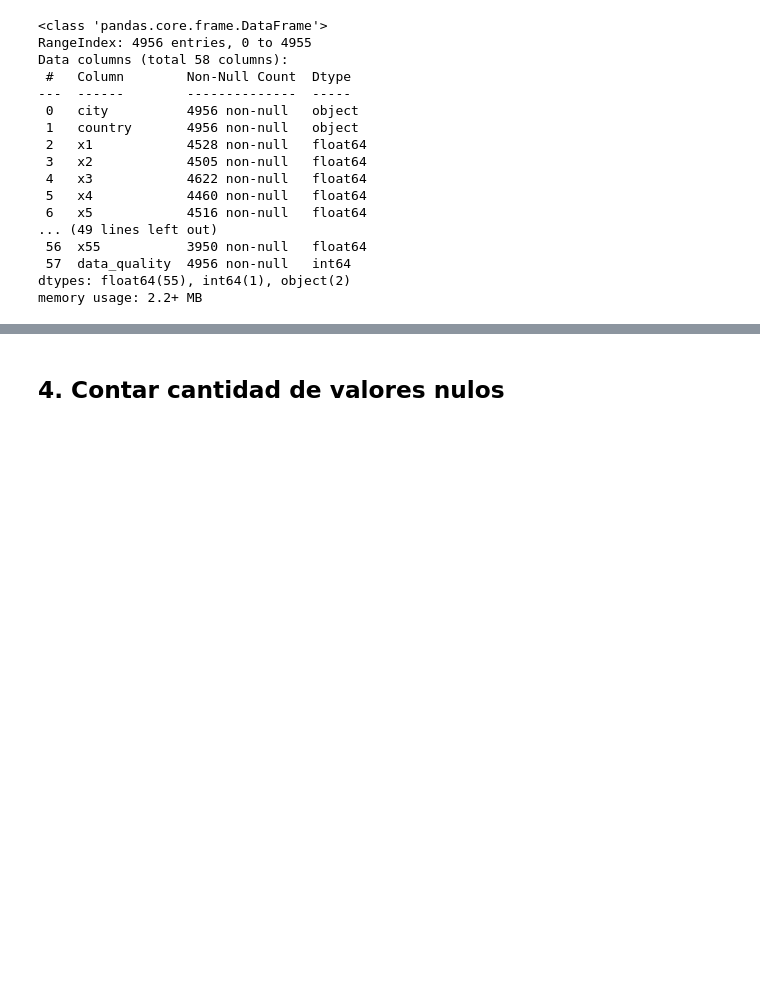
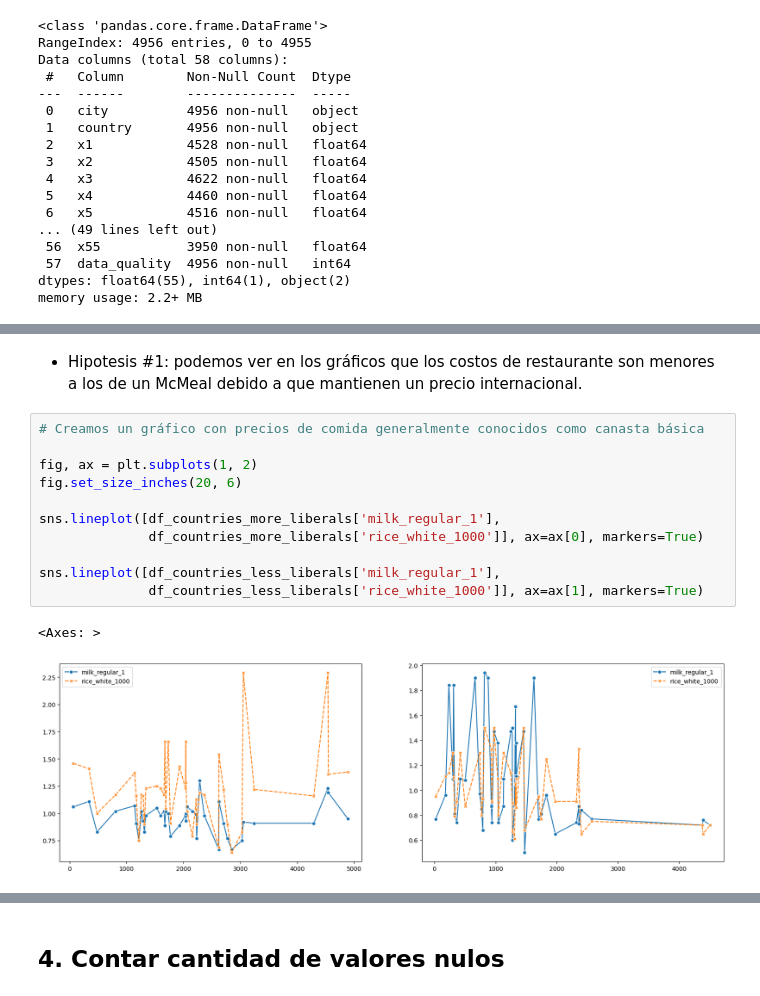
Before and after one commit to mauriciobergallo/coderhouse-data-science-1, a Jupyter notebook: cost_of_living.ipynb, the cells around one changed output, grey strips where cells are left out. Cells and saved outputs as stored; diff of their text form; blank space fills up the shorter version.

```diff
--- a/cost_of_living.ipynb
+++ b/cost_of_living.ipynb
@@ -131,0 +157,16 @@ df_cost_of_living.describe()
+# %% [markdown]
+- Hipotesis #1: podemos ver en los gráficos que los costos de restaurante son menores a los de un McMeal debido a que mantienen un precio internacional.
+# %%
+# Creamos un gráfico con precios de comida generalmente conocidos como canasta básica
+
+fig, ax = plt.subplots(1, 2)
+fig.set_size_inches(20, 6)
+
+sns.lineplot([df_countries_more_liberals['milk_regular_1'],
+              df_countries_more_liberals['rice_white_1000']], ax=ax[0], markers=True)
+
+sns.lineplot([df_countries_less_liberals['milk_regular_1'],
+              df_countries_less_liberals['rice_white_1000']], ax=ax[1], markers=True)
+# %% [output]
+<Axes: >
+[figure, added]
```
Also changed, not shown: parts of 9 cells of this notebook.
